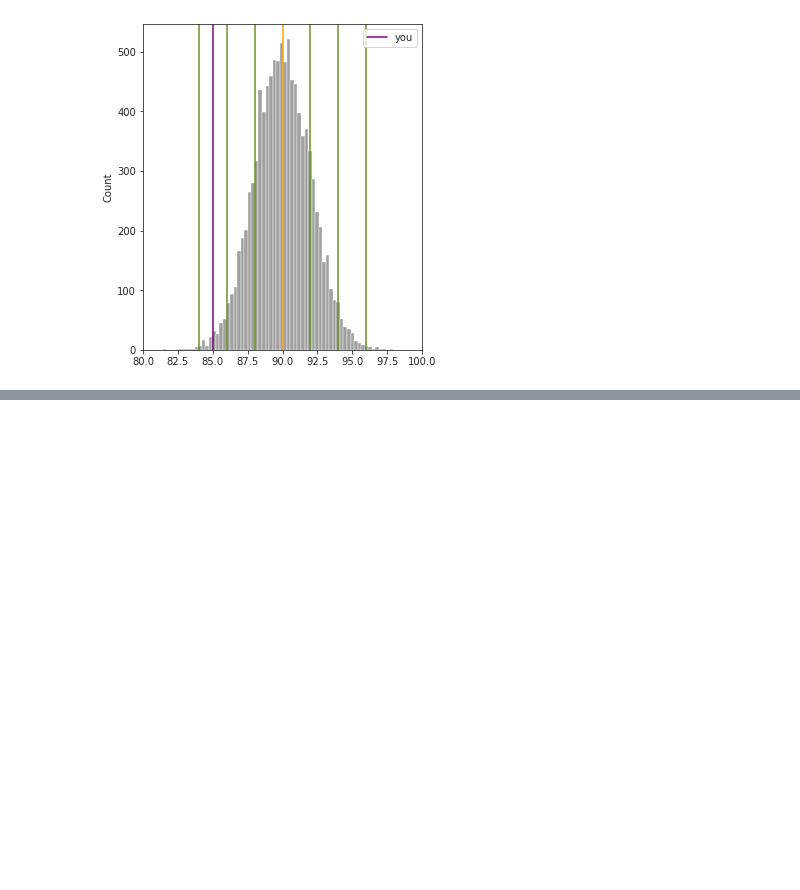
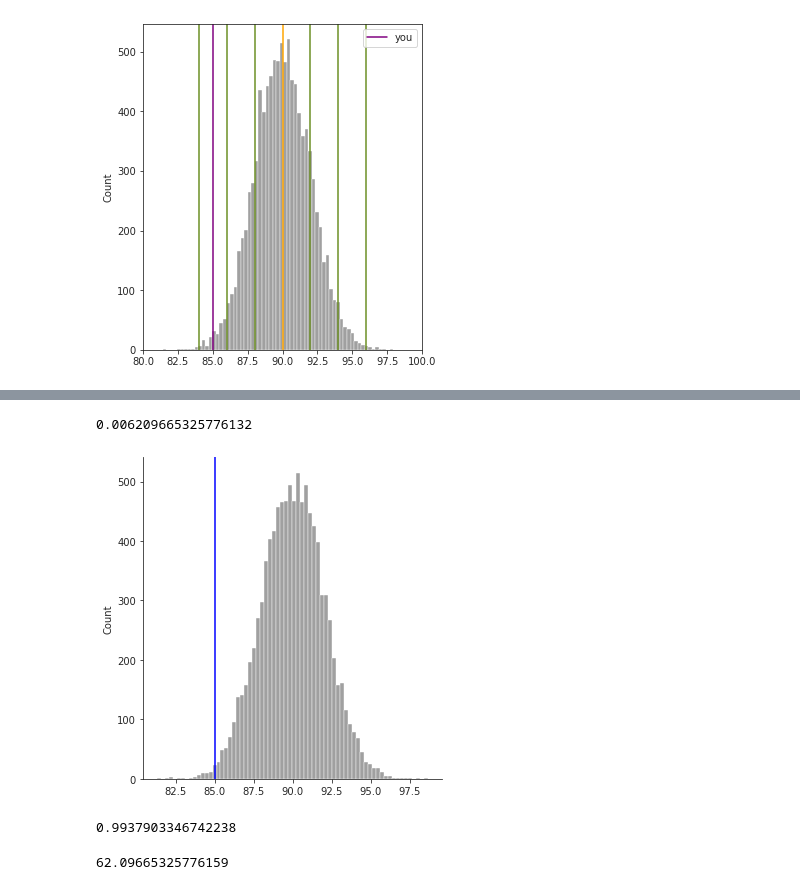
Before and after one commit to Coding-Forest/2021-Statistics, a Jupyter notebook: 01 Probability and Statistics for ML/STAT 07 Introduction to Statistics.ipynb, the cells around one changed output, grey strips where cells are left out. Cells and saved outputs as stored; diff of their text form; code cells hidden in the pictures; blank space fills up the shorter version.

```diff
--- a/01 Probability and Statistics for ML/STAT 07 Introduction to Statistics.ipynb
+++ b/01 Probability and Statistics for ML/STAT 07 Introduction to Statistics.ipynb
@@ -389,0 +474,24 @@ plt.legend()
+# %%
+# cdf = cumulative distribution function
+p_below = st.norm.cdf(-2.5) # pass in z-score
+p_below
+# %% [output]
+0.006209665325776132
+# %%
+mu = 90
+sigma = 2
+y = np.random.normal(mu, sigma, 10000)
+
+sb.displot(y, color='gray')
+_ = plt.axvline(mu-2.5*sigma, color='blue')
+# %% [output]
+[figure, added]
+# %%
+st.norm.cdf(2.5)
+# %% [output]
+0.9937903346742238
+# %%
+p_above = 1-st.norm.cdf(2.5)
+p_above*10000
+# %% [output]
+62.09665325776159
```
Also changed, not shown: parts of 50 cells of this notebook.
